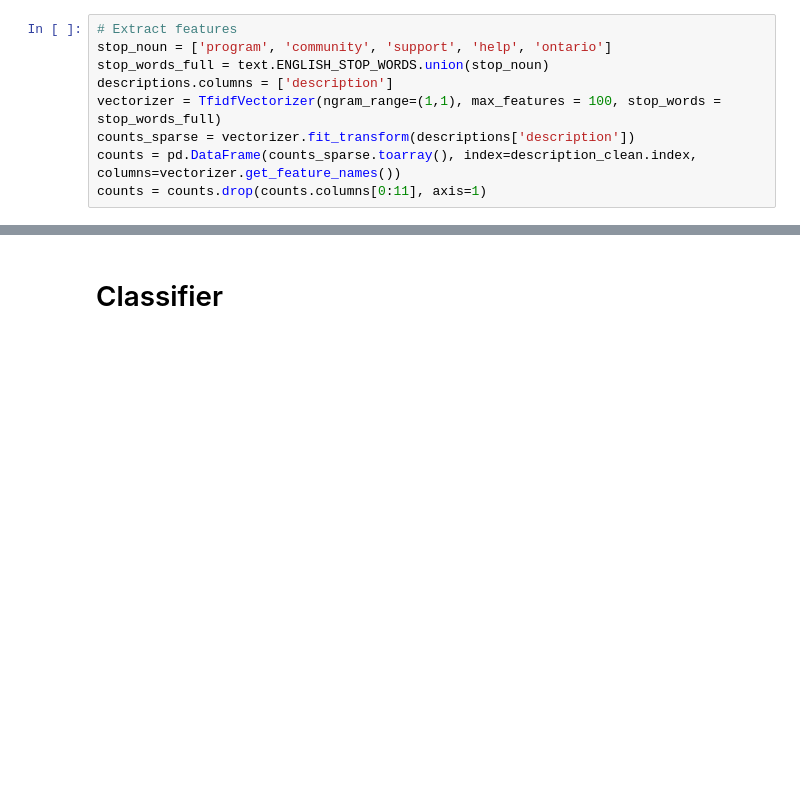
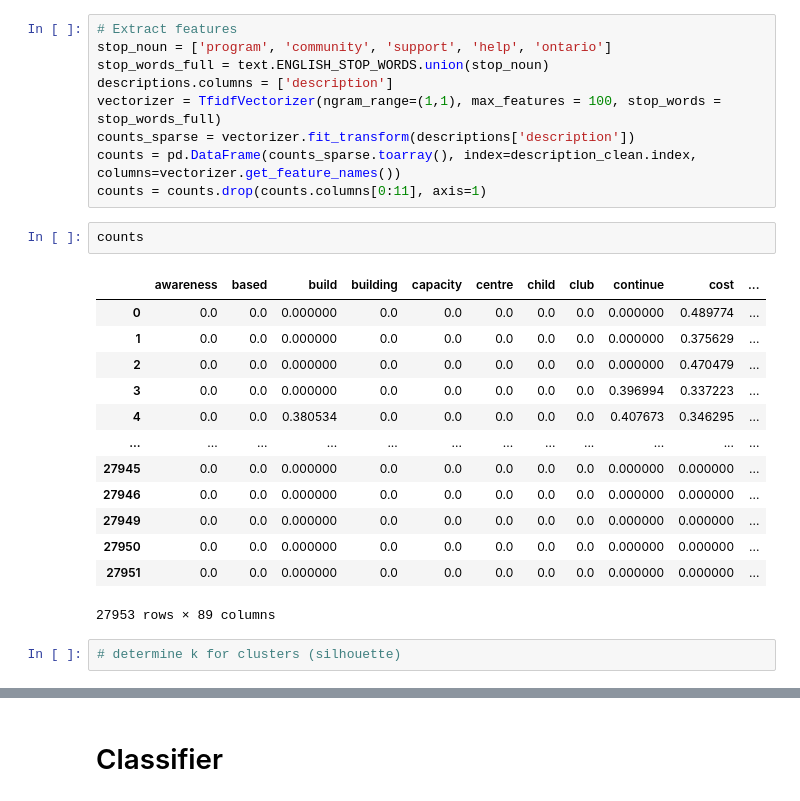
Before and after one commit to lalmaraz/otf_grants, a Jupyter notebook: otf_grants.ipynb, the cells around one changed output, grey strips where cells are left out. Drawn from its saved outputs; the diff is of its cells as text; blank space fills up the shorter version.

```diff
--- a/otf_grants.ipynb
+++ b/otf_grants.ipynb
@@ -76,6 +77,24 @@ vectorizer = TfidfVectorizer(ngram_range=(1,1), max_features = 100, stop_words =
 counts_sparse = vectorizer.fit_transform(descriptions['description'])
 counts = pd.DataFrame(counts_sparse.toarray(), index=description_clean.index, columns=vectorizer.get_feature_names())
 counts = counts.drop(counts.columns[0:11], axis=1)
+# %%
+counts
+# %% [output]
+|  | awareness | based | build | building | capacity | centre | child | club | continue | cost | ... |
+| 0 | 0.0 | 0.0 | 0.000000 | 0.0 | 0.0 | 0.0 | 0.0 | 0.0 | 0.000000 | 0.489774 | ... |
+| 1 | 0.0 | 0.0 | 0.000000 | 0.0 | 0.0 | 0.0 | 0.0 | 0.0 | 0.000000 | 0.375629 | ... |
+| 2 | 0.0 | 0.0 | 0.000000 | 0.0 | 0.0 | 0.0 | 0.0 | 0.0 | 0.000000 | 0.470479 | ... |
+| 3 | 0.0 | 0.0 | 0.000000 | 0.0 | 0.0 | 0.0 | 0.0 | 0.0 | 0.396994 | 0.337223 | ... |
+| 4 | 0.0 | 0.0 | 0.380534 | 0.0 | 0.0 | 0.0 | 0.0 | 0.0 | 0.407673 | 0.346295 | ... |
+| ... | ... | ... | ... | ... | ... | ... | ... | ... | ... | ... | ... |
+| 27945 | 0.0 | 0.0 | 0.000000 | 0.0 | 0.0 | 0.0 | 0.0 | 0.0 | 0.000000 | 0.000000 | ... |
+| 27946 | 0.0 | 0.0 | 0.000000 | 0.0 | 0.0 | 0.0 | 0.0 | 0.0 | 0.000000 | 0.000000 | ... |
+| 27949 | 0.0 | 0.0 | 0.000000 | 0.0 | 0.0 | 0.0 | 0.0 | 0.0 | 0.000000 | 0.000000 | ... |
+| 27950 | 0.0 | 0.0 | 0.000000 | 0.0 | 0.0 | 0.0 | 0.0 | 0.0 | 0.000000 | 0.000000 | ... |
+| 27951 | 0.0 | 0.0 | 0.000000 | 0.0 | 0.0 | 0.0 | 0.0 | 0.0 | 0.000000 | 0.000000 | ... |
+27953 rows × 89 columns
+# %%
+# determine k for clusters (silhouette)
 # %%
 # Apply topic model to determine themes in project descriptions
 
```
Also changed, not shown: parts of 7 cells of this notebook.
